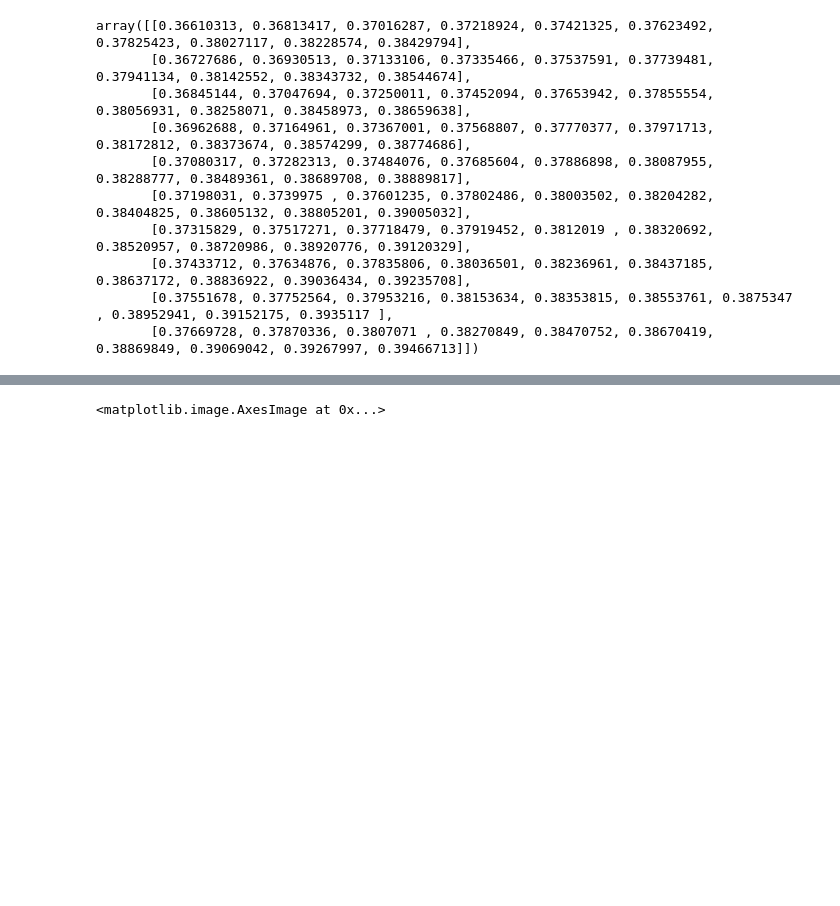
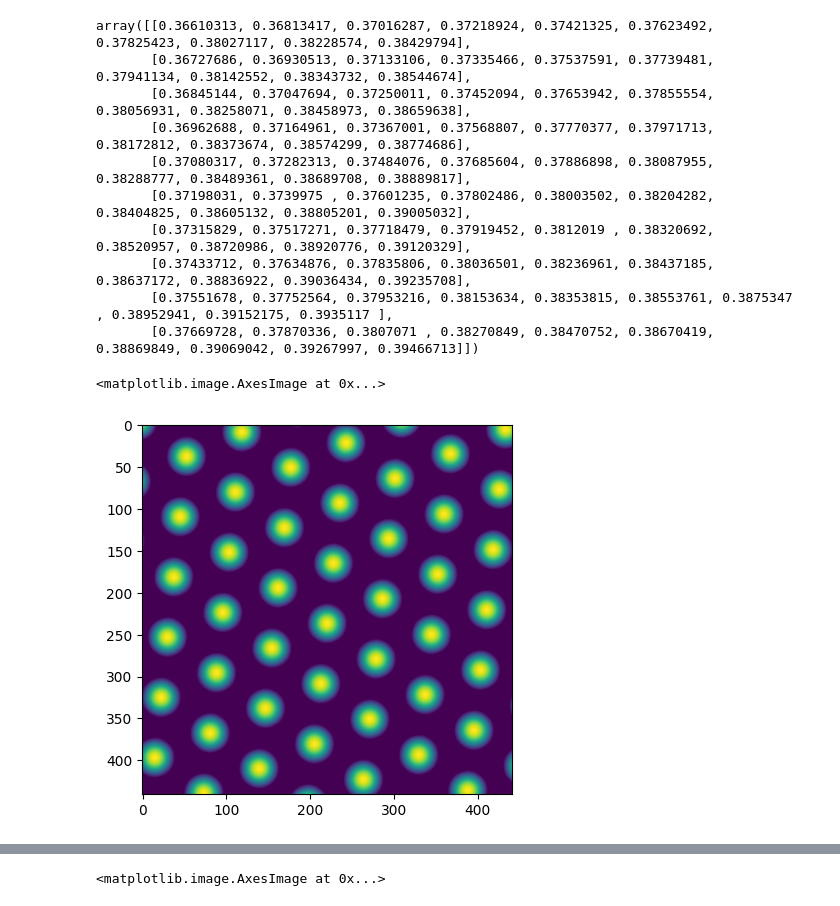
Before and after one commit to 1101AlexZab1011/SpatialMemory, a Jupyter notebook: dev/GC_FR_Maps.ipynb, the cells around one changed output, grey strips where cells are left out. Drawn from its saved outputs; the diff is of its cells as text; code cells hidden in the pictures; blank space fills up the shorter version.

```diff
--- a/dev/GC_FR_Maps.ipynb
+++ b/dev/GC_FR_Maps.ipynb
@@ -409,3 +409,8 @@ array([[0.36610313, 0.36813417, 0.37016287, 0.37218924, 0.37421325, 0.37623492,
        [0.37433712, 0.37634876, 0.37835806, 0.38036501, 0.38236961, 0.38437185, 0.38637172, 0.38836922, 0.39036434, 0.39235708],
        [0.37551678, 0.37752564, 0.37953216, 0.38153634, 0.38353815, 0.38553761, 0.3875347 , 0.38952941, 0.39152175, 0.3935117 ],
        [0.37669728, 0.37870336, 0.3807071 , 0.38270849, 0.38470752, 0.38670419, 0.38869849, 0.39069042, 0.39267997, 0.39466713]])
+# %%
+plt.imshow(gc.frequency_rates[:, :, 10, 6])
+# %% [output]
+<matplotlib.image.AxesImage at 0x...>
+[figure, added]
```
Also changed, not shown: parts of 1 cell of this notebook, 5 other files.
